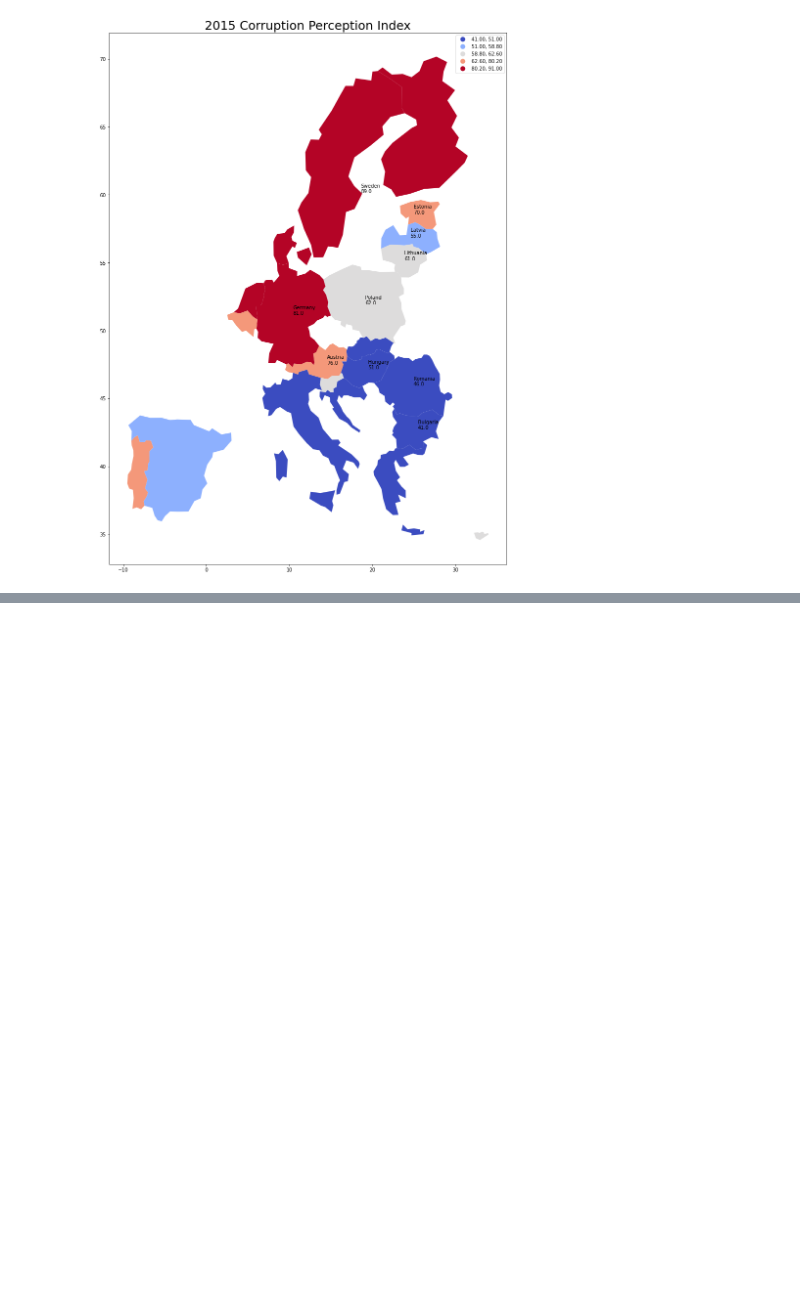
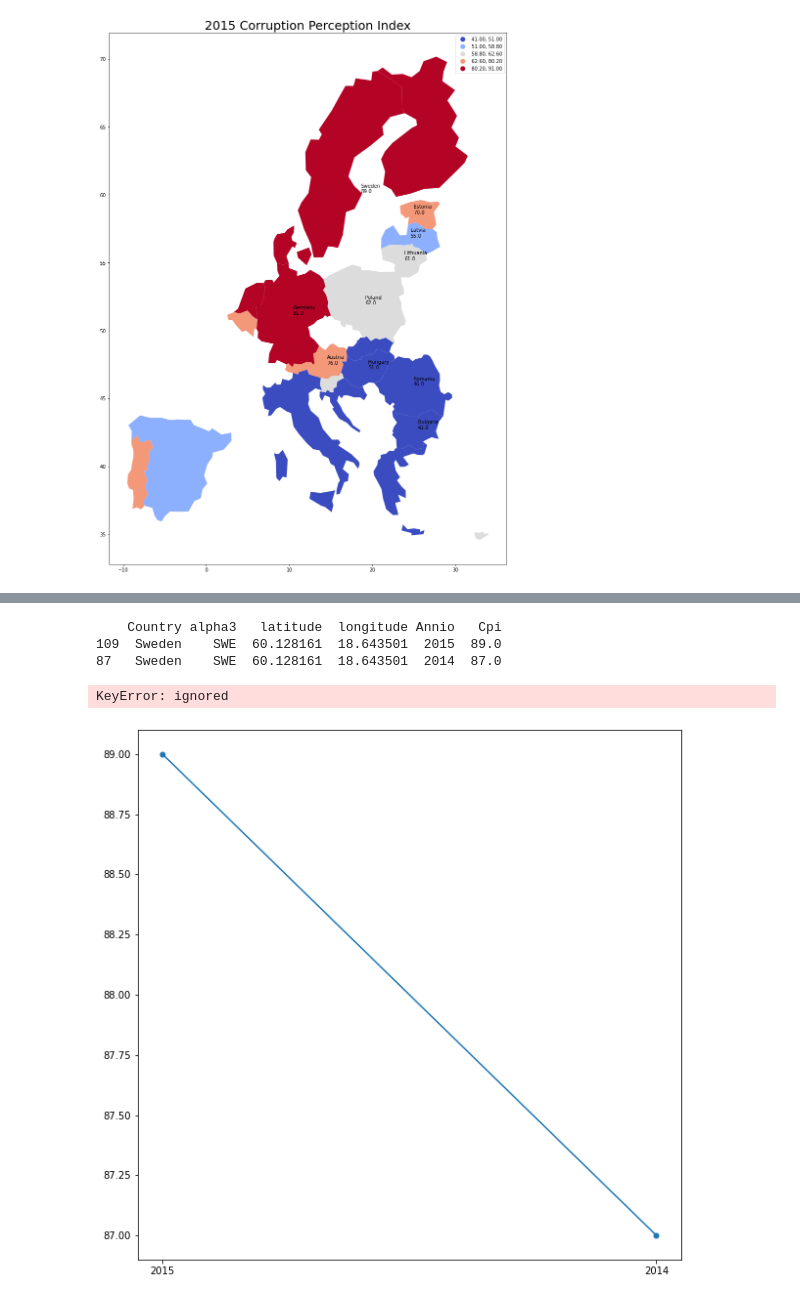
Before and after one commit to fduartej/data_visualization_python, a Jupyter notebook: notebook/CorrupcionPercepcionIndex.ipynb, the cells around one changed output, grey strips where cells are left out. Drawn from its saved outputs; the diff is of its cells as text; code cells hidden in the pictures; blank space fills up the shorter version.

```diff
--- a/notebook/CorrupcionPercepcionIndex.ipynb
+++ b/notebook/CorrupcionPercepcionIndex.ipynb
@@ -273,9 +236,9 @@ world = gpd.read_file(gpd.datasets.get_path('naturalearth_lowres'))
 
 world.columns=['pop_est', 'continent', 'name', 'alpha3', 'gdp_md_est', 'geometry']
 
-merge=pd.merge(world,cpiEuropa,on='alpha3')
+mapa=pd.merge(world,cpiEuropa,on='alpha3')
 
-merge
+mapa
 # %% [output]
 |  | pop_est | continent | name | alpha3 | gdp_md_est | geometry | Country | latitude | longitude | 2011 | ... |
 | 0 | 9960487 | Europe | Sweden | SWE | 498100.0 | POLYGON ((11.02737 58.85615, 11.4... | Sweden | 60.128161 | 18.643501 | 9.30 | ... |
@@ -296,15 +259,15 @@ merge
 | 21 | 1221549 | Asia | Cyprus | CYP | 29260.0 | POLYGON ((32.73178 35.14003, 32.9... | Cyprus | 35.126413 | 33.429859 | 6.27 | ... |
 # %%
 # plot cpi europa 2015
-merge.plot(column='2015', scheme="quantiles",
+mapa.plot(column='2015', scheme="quantiles",
            figsize=(25, 20),
            legend=True,cmap='coolwarm')
 plt.title('2015 Corruption Perception Index',fontsize=25)
 # add countries names and numbers
 for i in range(0,10):
-    plt.text(float(merge.longitude[i]),
-             float(merge.latitude[i]),
-             "{}\n{}".format(merge.name[i],merge['2015'][i]),
+    plt.text(float(mapa.longitude[i]),
+             float(mapa.latitude[i]),
+             "{}\n{}".format(mapa.name[i],mapa['2015'][i]),
              size=10)
 plt.show()
 # %% [output]
@@ -402,0 +277,8 @@ newCpi = newCpi[(newCpi.Country == 'Denmark') | (newCpi.Country =='Finland') | (
+# %%
+newCpiEuropa = cpiEuropa.melt(id_vars=["Country","alpha3","latitude","longitude"],
+        var_name="Annio",
+        value_name="Cpi")
+
+newCpiEuropa = newCpiEuropa.sort_values(by=['Country', 'Annio'], ascending=False)
+newCpiUEFilter = newCpiEuropa.loc[(newCpiEuropa["Annio"]=="2014") | (newCpiEuropa["Annio"]=="2015")]
+newCpiUEFilter
@@ -402,0 +303,22 @@ newCpi = newCpi[(newCpi.Country == 'Denmark') | (newCpi.Country =='Finland') | (
+# %%
+fig, ax = plt.subplots(1, figsize=(10,10))
+
+countries = newCpiUEFilter.Country.unique()
+
+for i in countries:
+    temp = newCpiUEFilter[newCpiUEFilter['Country'] == i]
+    print(temp)
+    plt.plot(temp.Annio, temp.Cpi, marker='o', markersize=5)
+    plt.text(temp.Annio[0], temp.Cpi[0], i)
+    plt.text(temp.Annio[1], temp.Cpi[1], i, ha='right')
+
+plt.xlim(2012.5,2016.5)
+plt.xticks([2014, 2015])
+
+plt.show()
+# %% [output]
+    Country alpha3   latitude  longitude Annio   Cpi
+109  Sweden    SWE  60.128161  18.643501  2015  89.0
+87   Sweden    SWE  60.128161  18.643501  2014  87.0
+KeyError: ignored
+[figure, added]
```
Also changed, not shown: parts of 23 cells of this notebook.
